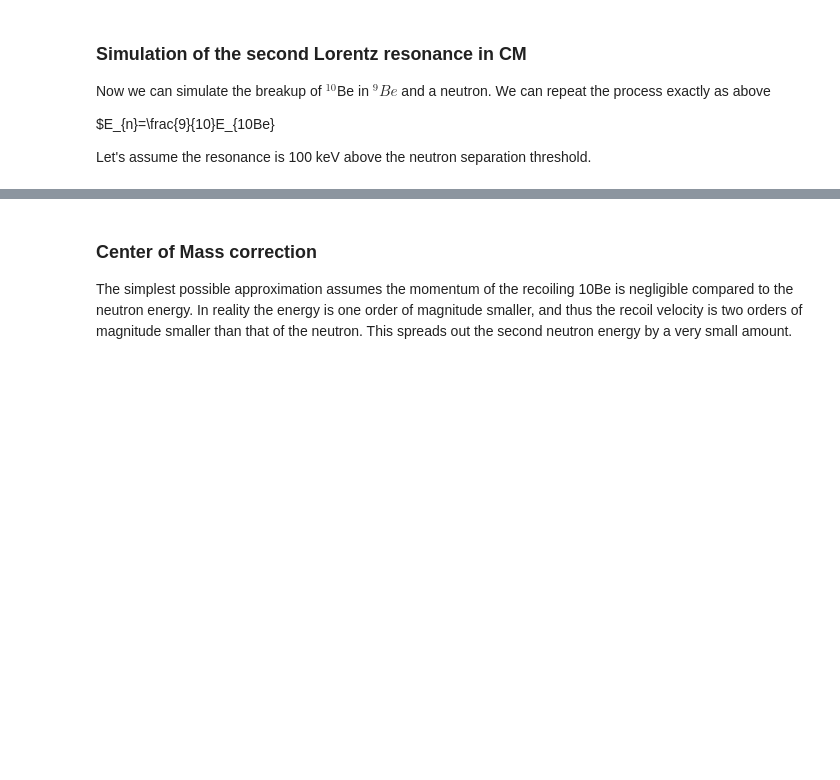
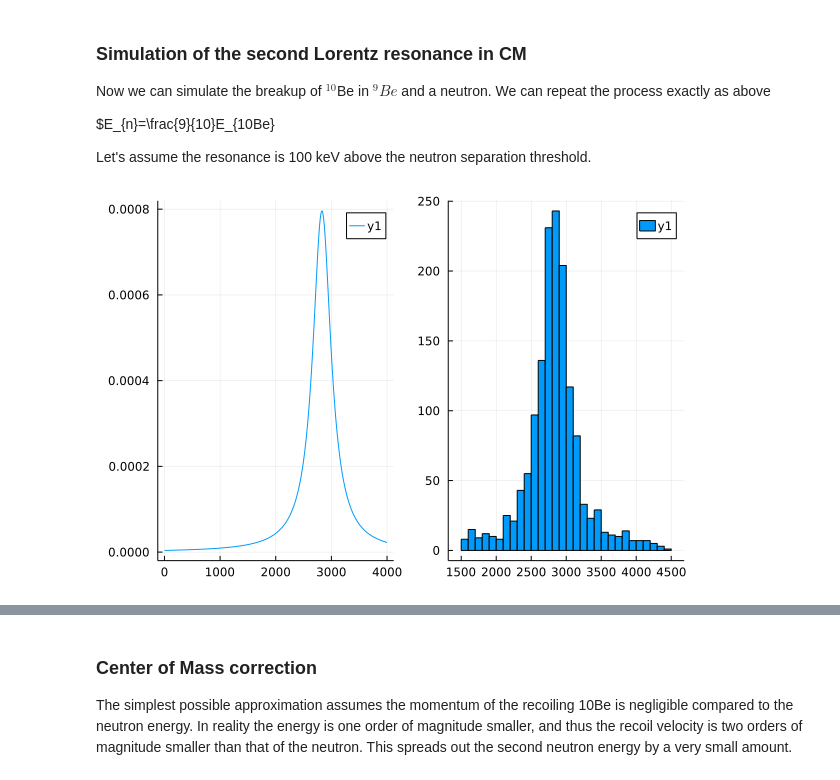
Before and after one commit to madurganplab/11LiDecay, a Jupyter notebook: monteCarlo.ipynb, the cells around one changed output, grey strips where cells are left out. Saved outputs shown, nothing was run; the diff lists cells and outputs as text; code cells hidden in the pictures; blank space fills up the shorter version.

```diff
--- a/monteCarlo.ipynb
+++ b/monteCarlo.ipynb
@@ -184,15 +200,17 @@ $E_{n}=\frac{9}{10}E_{10Be}
 
 Let's assume the resonance is 100 keV above the neutron separation threshold.
 # %%
-Ex=2830;Gamma=25
+Ex=2830;Gamma=400
 one=plot([0:4000],x->(1/(4*3.1415*Gamma))*Gamma^2/((Ex-x)^2+Gamma^2/4))
 N=0
 eTwo=[]
-    for i in rand((2400:3200),10000), j in rand(Float64,1000)
+    for i in rand((1500:4500),10000), j in rand(Float64,1000)
         w=(1/(4*3.1415*Gamma))*Gamma^2/((Ex-i)^2+Gamma^2/4)
         if (j<=w) push!(eTwo,i) end
     end
 
 
 two=plot(eTwo,seriestype=:hist)
 plot(one,two)
+# %% [output]
+[figure, added]
```
Also changed, not shown: parts of 12 cells of this notebook.
